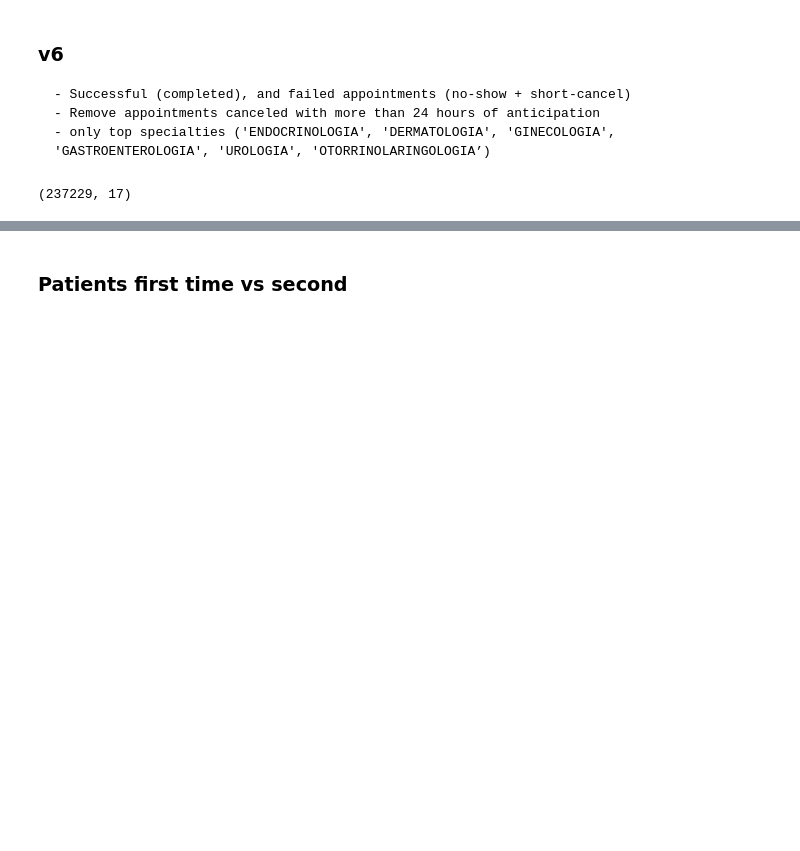
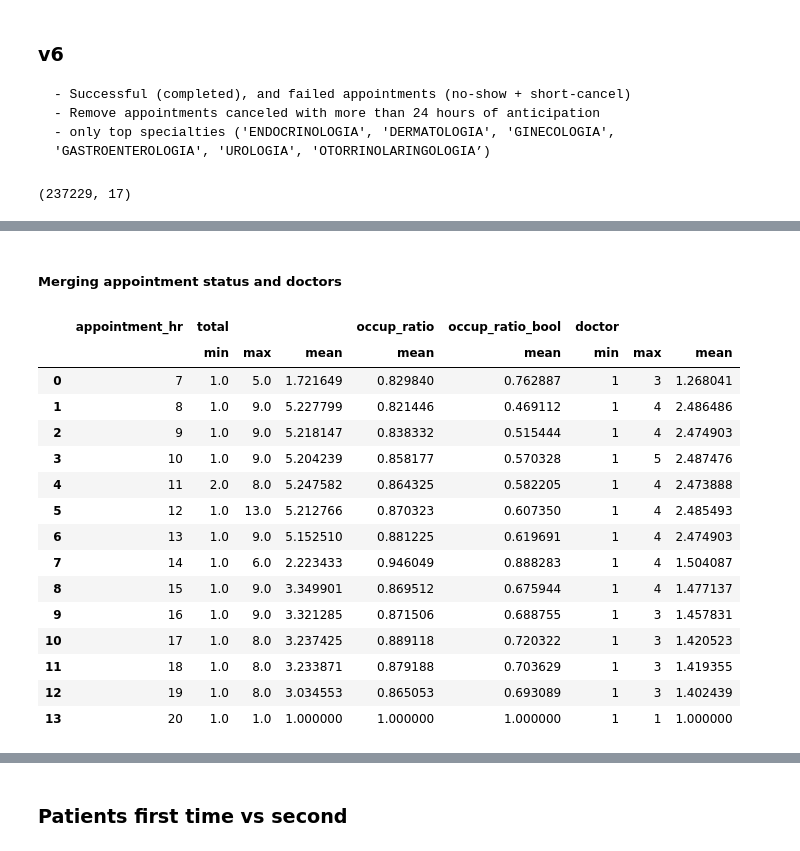
Before and after one commit to robperch/IEOR_Capstone, a Jupyter notebook: notebooks/pipeline/dataset_gen.ipynb, the cells around one changed output, grey strips where cells are left out. Cells and saved outputs as stored; diff of their text form; code cells hidden in the pictures; blank space fills up the shorter version.

```diff
--- a/notebooks/pipeline/dataset_gen.ipynb
+++ b/notebooks/pipeline/dataset_gen.ipynb
@@ -974,0 +1010,2 @@ dv6.shape
+# %%
+dfy = dfx.loc[mrs, rc].copy()
@@ -974,0 +1031,15 @@ dv6.shape
+# %%
+dfy2 = dfy2.pivot(
+    index=['new_is'],
+    columns=['appointment_status_simplified'],
+    values=['appointment_id'],
+).reset_index()
+
+dfy2.columns = [
+    col[1]
+    if col[0] == 'appointment_id'
+    else col[0]
+    for col in dfy2.columns
+]
+
+dfy2.fillna(0, inplace=True)
@@ -974,0 +1103,45 @@ dv6.shape
+# %% [markdown]
+##### Merging appointment status and doctors
+# %%
+dfy = pd.merge(
+    left=dfy3,
+    right=dfy2,
+    how='inner',
+    on='new_is'
+)
+# %%
+dfy['used'] = dfy['completed'] + dfy['no_show']
+dfy['total'] = dfy['used'] + dfy['unused']
+dfy['occup_ratio'] = dfy['used']/dfy['total']
+dfy['occup_ratio_bool'] = dfy['occup_ratio'].apply(lambda x: 1 if x == 1 else 0)
+# %%
+dfy.groupby(
+    [
+        'appointment_hr',
+    ],
+    as_index=False
+).agg(
+    {
+        'total': ['min', 'max', 'mean'],
+        'occup_ratio': 'mean',
+        'occup_ratio_bool': 'mean',
+        'doctor': ['min', 'max', 'mean'],
+    }
+)
+# %% [output]
+|  | appointment_hr | total |  |  | occup_ratio | occup_ratio_bool | doctor |  |  |
+|  |  | min | max | mean | mean | mean | min | max | mean |
+| 0 | 7 | 1.0 | 5.0 | 1.721649 | 0.829840 | 0.762887 | 1 | 3 | 1.268041 |
+| 1 | 8 | 1.0 | 9.0 | 5.227799 | 0.821446 | 0.469112 | 1 | 4 | 2.486486 |
+| 2 | 9 | 1.0 | 9.0 | 5.218147 | 0.838332 | 0.515444 | 1 | 4 | 2.474903 |
+| 3 | 10 | 1.0 | 9.0 | 5.204239 | 0.858177 | 0.570328 | 1 | 5 | 2.487476 |
+| 4 | 11 | 2.0 | 8.0 | 5.247582 | 0.864325 | 0.582205 | 1 | 4 | 2.473888 |
+| 5 | 12 | 1.0 | 13.0 | 5.212766 | 0.870323 | 0.607350 | 1 | 4 | 2.485493 |
+| 6 | 13 | 1.0 | 9.0 | 5.152510 | 0.881225 | 0.619691 | 1 | 4 | 2.474903 |
+| 7 | 14 | 1.0 | 6.0 | 2.223433 | 0.946049 | 0.888283 | 1 | 4 | 1.504087 |
+| 8 | 15 | 1.0 | 9.0 | 3.349901 | 0.869512 | 0.675944 | 1 | 4 | 1.477137 |
+| 9 | 16 | 1.0 | 9.0 | 3.321285 | 0.871506 | 0.688755 | 1 | 3 | 1.457831 |
+| 10 | 17 | 1.0 | 8.0 | 3.237425 | 0.889118 | 0.720322 | 1 | 3 | 1.420523 |
+| 11 | 18 | 1.0 | 8.0 | 3.233871 | 0.879188 | 0.703629 | 1 | 3 | 1.419355 |
+| 12 | 19 | 1.0 | 8.0 | 3.034553 | 0.865053 | 0.693089 | 1 | 3 | 1.402439 |
+| 13 | 20 | 1.0 | 1.0 | 1.000000 | 1.000000 | 1.000000 | 1 | 1 | 1.000000 |
```
Also changed, not shown: parts of 40 cells of this notebook, 1 other file.
